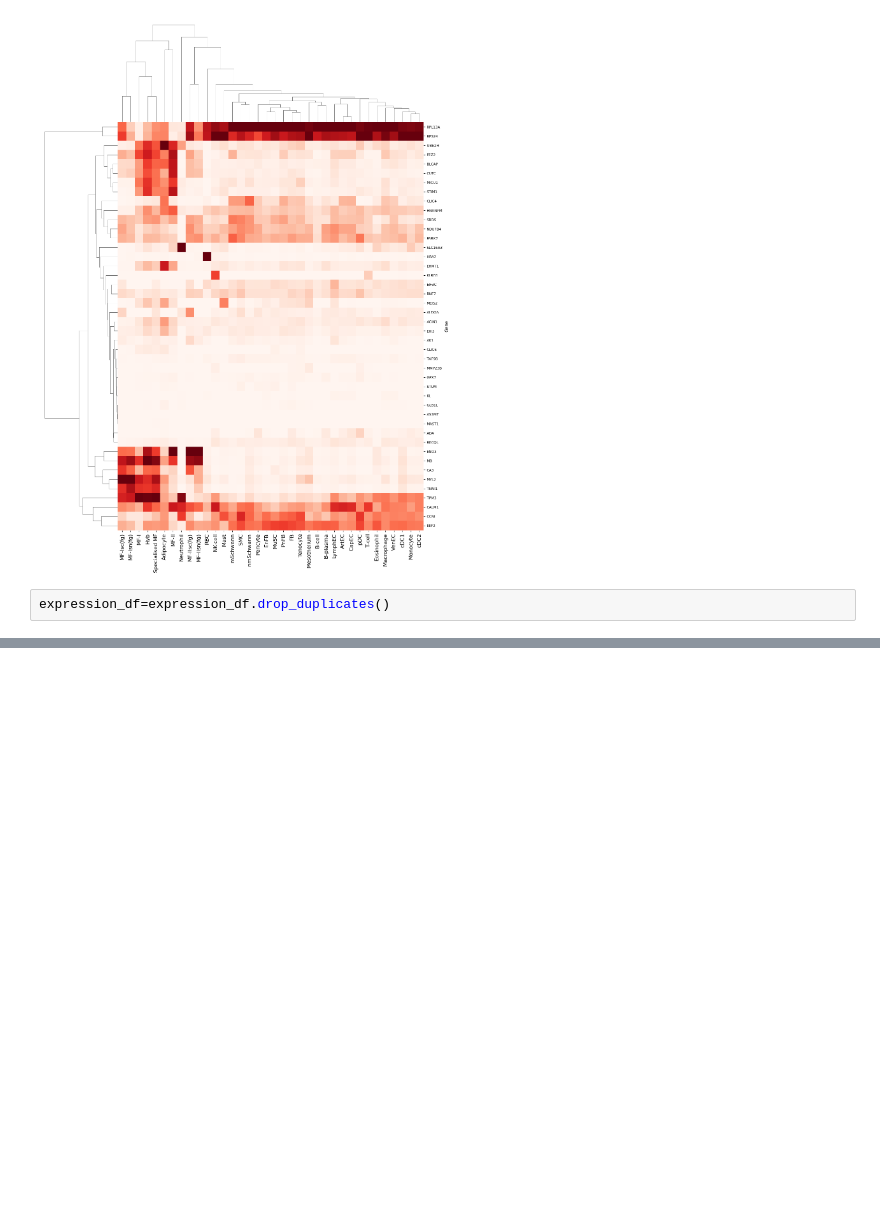
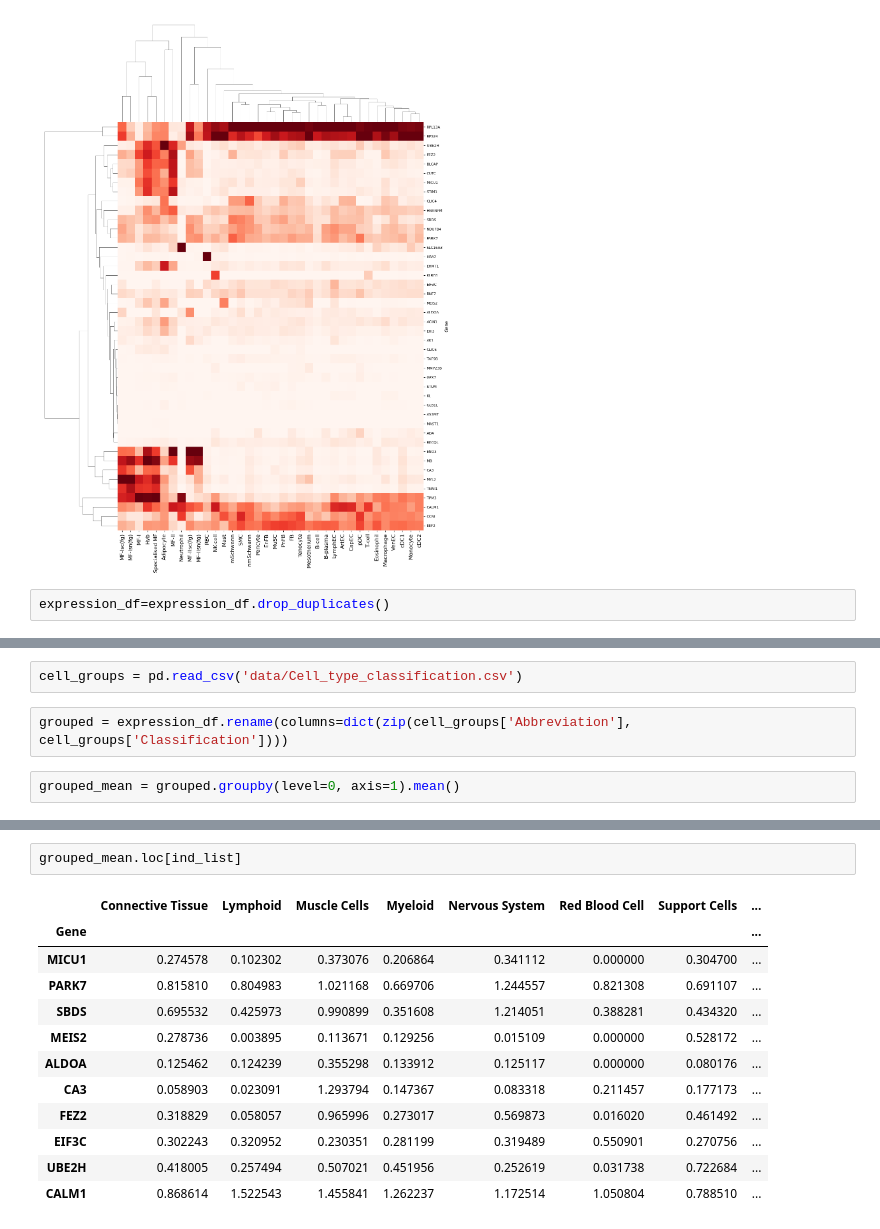
Before and after one commit to GuerreroVazquez/muscleCellAtlas, a Jupyter notebook: Is_gene_distibution_normal?.ipynb, the cells around one changed output, grey strips where cells are left out. Drawn from its saved outputs; the diff is of its cells as text; blank space fills up the shorter version.

```diff
--- a/Is_gene_distibution_normal?.ipynb
+++ b/Is_gene_distibution_normal?.ipynb
@@ -228,0 +260,6 @@ proportion_df.to_csv("results/proportion_cell_type.csv")
+# %%
+cell_groups = pd.read_csv('data/Cell_type_classification.csv')
+# %%
+grouped = expression_df.rename(columns=dict(zip(cell_groups['Abbreviation'], cell_groups['Classification'])))
+# %%
+grouped_mean = grouped.groupby(level=0, axis=1).mean()
@@ -228,0 +304,15 @@ proportion_df.to_csv("results/proportion_cell_type.csv")
+# %%
+grouped_mean.loc[ind_list]
+# %% [output]
+|  | Connective Tissue | Lymphoid | Muscle Cells | Myeloid | Nervous System | Red Blood Cell | Support Cells | ... |
+| Gene |  |  |  |  |  |  |  | ... |
+| MICU1 | 0.274578 | 0.102302 | 0.373076 | 0.206864 | 0.341112 | 0.000000 | 0.304700 | ... |
+| PARK7 | 0.815810 | 0.804983 | 1.021168 | 0.669706 | 1.244557 | 0.821308 | 0.691107 | ... |
+| SBDS | 0.695532 | 0.425973 | 0.990899 | 0.351608 | 1.214051 | 0.388281 | 0.434320 | ... |
+| MEIS2 | 0.278736 | 0.003895 | 0.113671 | 0.129256 | 0.015109 | 0.000000 | 0.528172 | ... |
+| ALDOA | 0.125462 | 0.124239 | 0.355298 | 0.133912 | 0.125117 | 0.000000 | 0.080176 | ... |
+| CA3 | 0.058903 | 0.023091 | 1.293794 | 0.147367 | 0.083318 | 0.211457 | 0.177173 | ... |
+| FEZ2 | 0.318829 | 0.058057 | 0.965996 | 0.273017 | 0.569873 | 0.016020 | 0.461492 | ... |
+| EIF3C | 0.302243 | 0.320952 | 0.230351 | 0.281199 | 0.319489 | 0.550901 | 0.270756 | ... |
+| UBE2H | 0.418005 | 0.257494 | 0.507021 | 0.451956 | 0.252619 | 0.031738 | 0.722684 | ... |
+| CALM1 | 0.868614 | 1.522543 | 1.455841 | 1.262237 | 1.172514 | 1.050804 | 0.788510 | ... |
```
Also changed, not shown: parts of 13 cells of this notebook, 2 other files.
